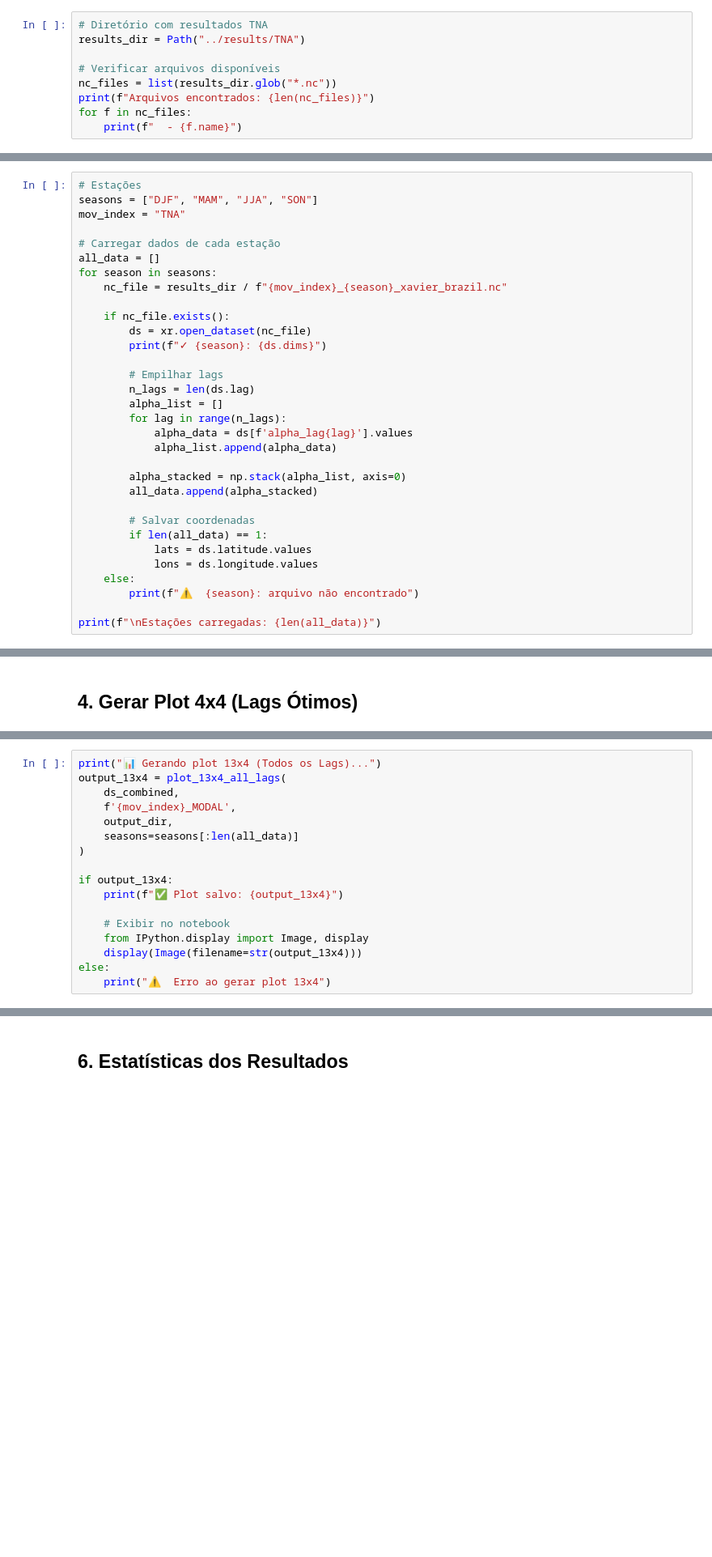
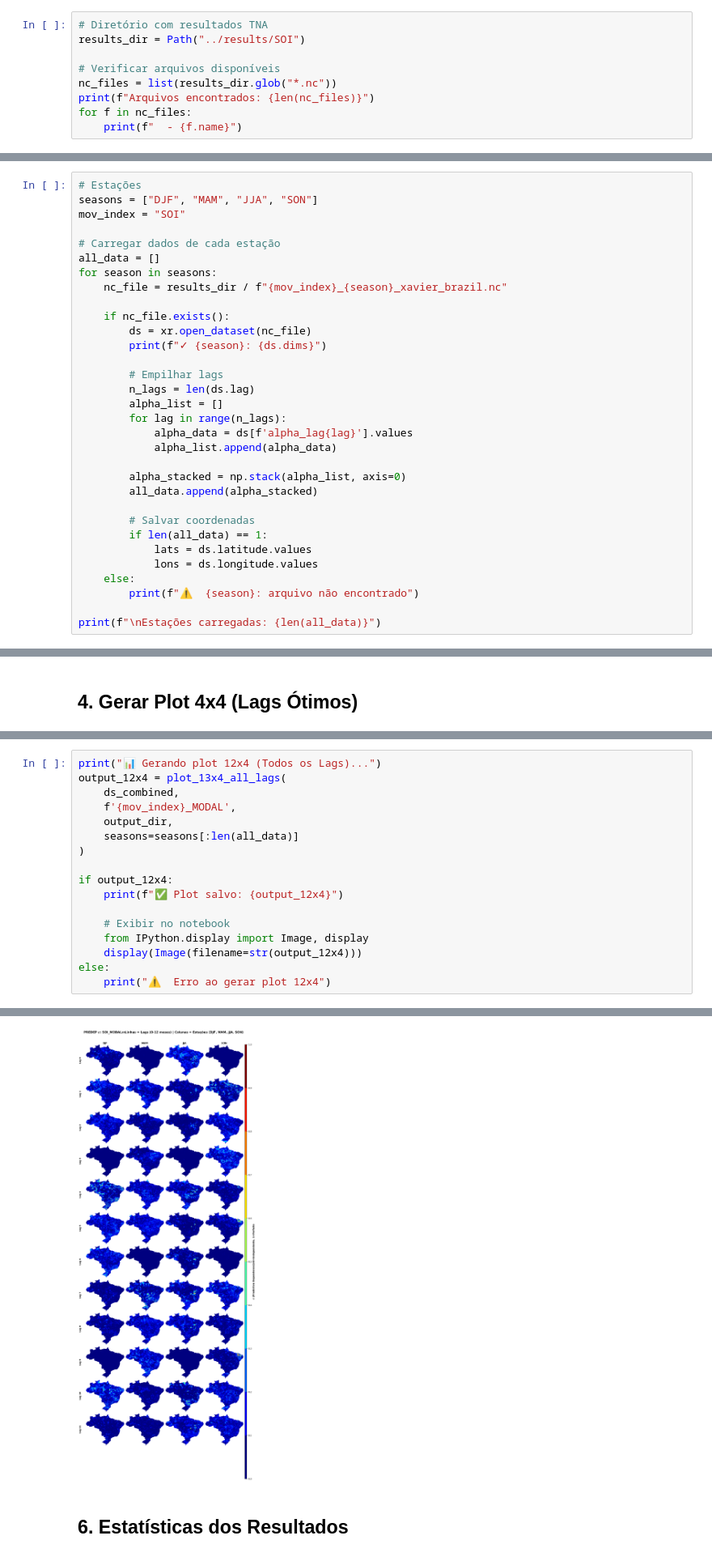
Before and after one commit to matteuscruz/irc_predep_bootstrap, a Jupyter notebook: notebooks/plot_modal_results.ipynb, the cells around one changed output, grey strips where cells are left out. Shown at 81% size. Saved outputs shown, nothing was run; the diff lists cells and outputs as text; blank space fills up the shorter version.

```diff
--- a/notebooks/plot_modal_results.ipynb
+++ b/notebooks/plot_modal_results.ipynb
@@ -17,7 +17,7 @@ from src.visualization import plot_4x4_optimal_lags, plot_13x4_all_lags
 ## 1. Carregar Resultados Modal
 # %%
 # Diretório com resultados TNA
-results_dir = Path("../results/TNA")
+results_dir = Path("../results/SOI")
 
 # Verificar arquivos disponíveis
 nc_files = list(results_dir.glob("*.nc"))
@@ -35,7 +35,7 @@ Arquivos encontrados: 4
 # %%
 # Estações
 seasons = ["DJF", "MAM", "JJA", "SON"]
-mov_index = "TNA"
+mov_index = "SOI"
 
 # Carregar dados de cada estação
 all_data = []
@@ -142,18 +142,18 @@ else:
 # %%
-print("📊 Gerando plot 13x4 (Todos os Lags)...")
-output_13x4 = plot_13x4_all_lags(
+print("📊 Gerando plot 12x4 (Todos os Lags)...")
+output_12x4 = plot_13x4_all_lags(
     ds_combined,
     f'{mov_index}_MODAL',
     output_dir,
     seasons=seasons[:len(all_data)]
 )
 
-if output_13x4:
-    print(f"✅ Plot salvo: {output_13x4}")
+if output_12x4:
+    print(f"✅ Plot salvo: {output_12x4}")
 
     # Exibir no notebook
     from IPython.display import Image, display
-    display(Image(filename=str(output_13x4)))
+    display(Image(filename=str(output_12x4)))
 else:
-    print("⚠️  Erro ao gerar plot 13x4")
+    print("⚠️  Erro ao gerar plot 12x4")
 # %% [output]
@@ -163,3 +162,4 @@ else:
+[figure, added]
 # %% [markdown]
 ## 6. Estatísticas dos Resultados
 # %%
```
Also changed, not shown: parts of 5 cells of this notebook, 4 other files.
